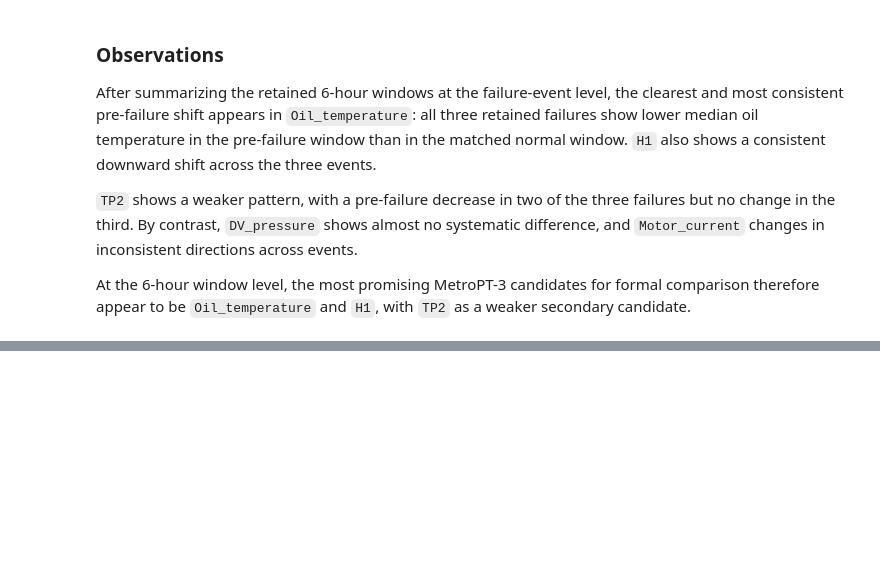
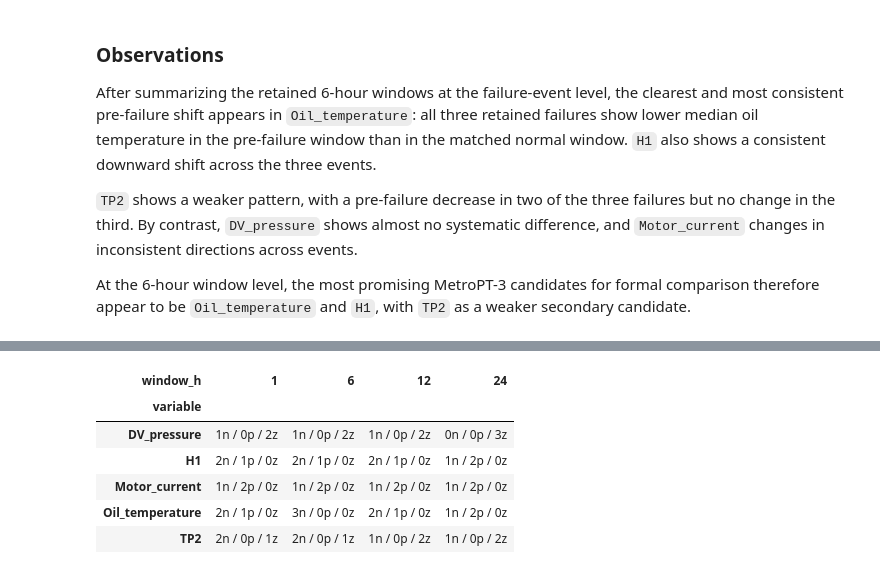
Before and after one commit to Vanya2307/Predictive-Maintenance-Fluid-Systems, a Jupyter notebook: drafts/03_draft_scratchpad.ipynb, the cells around one changed output, grey strips where cells are left out. Cells and saved outputs as stored; diff of their text form; code cells hidden in the pictures; blank space fills up the shorter version.

```diff
--- a/drafts/03_draft_scratchpad.ipynb
+++ b/drafts/03_draft_scratchpad.ipynb
@@ -443,0 +576,24 @@ At the 6-hour window level, the most promising MetroPT-3 candidates for formal c
+# %%
+# Consistency count
+
+# Direction summary string per (variable, window_h)
+consistency_summary['direction_summary'] = (
+    consistency_summary['n_negative'].astype(str) + 'n / ' +
+    consistency_summary['n_positive'].astype(str) + 'p / ' +
+    consistency_summary['n_zero'].astype(str) + 'z'
+)
+
+direction_pivot = consistency_summary.pivot(
+    index='variable',
+    columns='window_h',
+    values='direction_summary'
+)
+direction_pivot
+# %% [output]
+| window_h | 1 | 6 | 12 | 24 |
+| variable |  |  |  |  |
+| DV_pressure | 1n / 0p / 2z | 1n / 0p / 2z | 1n / 0p / 2z | 0n / 0p / 3z |
+| H1 | 2n / 1p / 0z | 2n / 1p / 0z | 2n / 1p / 0z | 1n / 2p / 0z |
+| Motor_current | 1n / 2p / 0z | 1n / 2p / 0z | 1n / 2p / 0z | 1n / 2p / 0z |
+| Oil_temperature | 2n / 1p / 0z | 3n / 0p / 0z | 2n / 1p / 0z | 1n / 2p / 0z |
+| TP2 | 2n / 0p / 1z | 2n / 0p / 1z | 1n / 0p / 2z | 1n / 0p / 2z |
```
Also changed, not shown: parts of 12 cells of this notebook, 4 other files.
